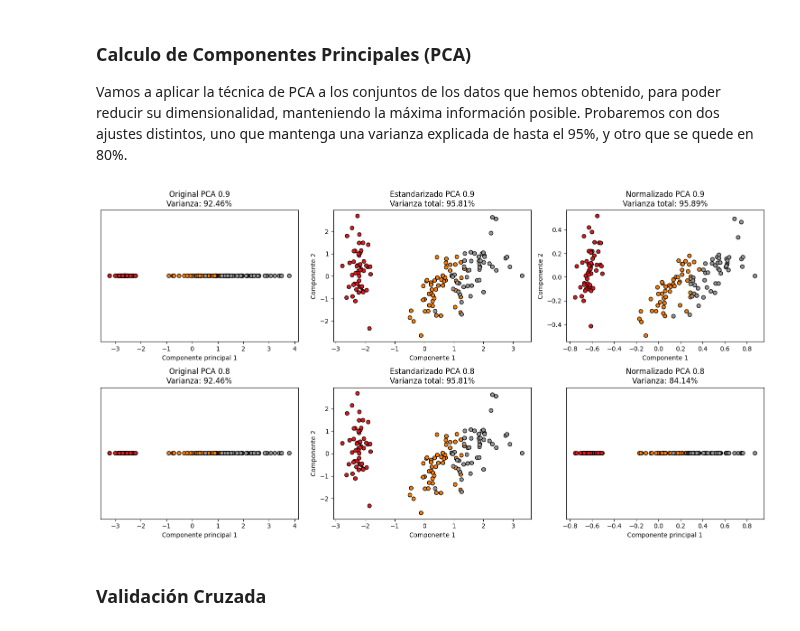
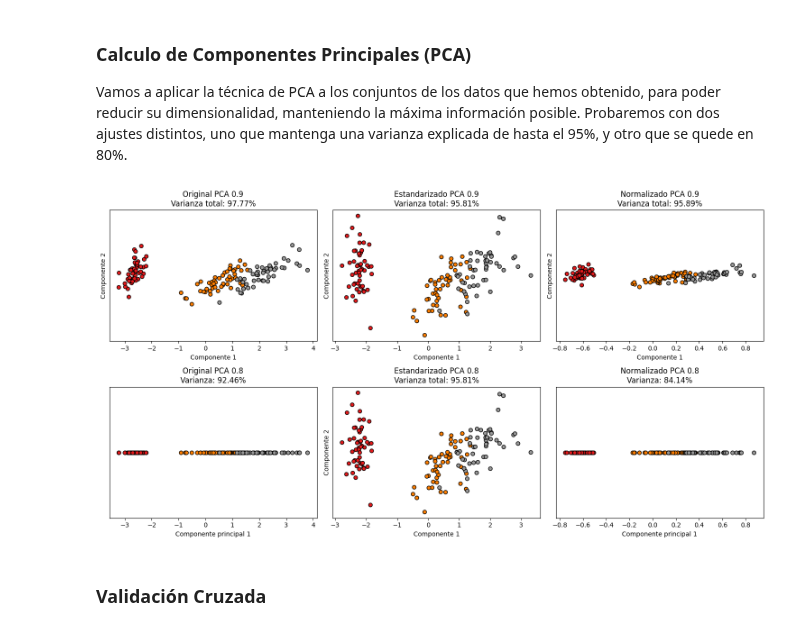
Before and after one commit to carlosgg0/practicas-aprendizaje, a Jupyter notebook: practica2/setup.ipynb, the cells around one changed output. Cells and saved outputs as stored; diff of their text form; code cells hidden in the pictures.

```diff
--- a/practica2/setup.ipynb
+++ b/practica2/setup.ipynb
@@ -26,7 +26,7 @@ iris = datasets.load_iris()
 
 X = iris.data
 y = iris.target
-data_original = pd.DataFrame(X, columns=iris.feature_names) # Este es el conjunto de datos original
+original = pd.DataFrame(X, columns=iris.feature_names) # Este es el conjunto de datos original
 # %% [markdown]
 ### Visualización del dataset
 # %% [markdown]
@@ -84,12 +84,12 @@ $
 # %%
 
 # Obtenemos el conjunto de datos estandarizado
-data_standarized = StandardScaler().fit_transform(data_original)
+standarized = StandardScaler().fit_transform(original)
 
 # Mostrar la distribucion de los datos escalados utilizando la longitud y el ancho del sepalo
 plt.figure(2, figsize=(8, 6))
 plt.clf()
-plt.scatter(data_standarized[:, 0], data_standarized[:, 1], c=y, cmap=plt.cm.Set1, edgecolor="k")
+plt.scatter(standarized[:, 0], standarized[:, 1], c=y, cmap=plt.cm.Set1, edgecolor="k")
 plt.xlabel("Sepal length")
 plt.ylabel("Sepal width")
 # %% [output]
@@ -99,12 +99,12 @@ Text(0, 0.5, 'Sepal width')
 Otra alternativa posible a la estandarización es normalizar los datos a un rango [0,1], para poder reducir su escala.
 # %%
 # Obtenemos el conjunto de datos normalizado
-data_normalized = MinMaxScaler().fit_transform(data_original)
+normalized = MinMaxScaler().fit_transform(original)
 
 # Mostrar la distribucion de los datos escalados utilizando la longitud y el ancho del sepalo
 plt.figure(2, figsize=(8, 6))
 plt.clf()
-plt.scatter(data_normalized[:, 0], data_normalized[:, 1], c=y, cmap=plt.cm.Set1, edgecolor="k")
+plt.scatter(normalized[:, 0], normalized[:, 1], c=y, cmap=plt.cm.Set1, edgecolor="k")
 plt.xlabel("Sepal length")
 plt.ylabel("Sepal width")
 # %% [output]
@@ -133,26 +133,34 @@ def mostrar_pca(pca, pca_data, y, ax, title=""):
     else:
         ax.text(0.5, 0.5, "Más de 2 componentes", ha='center', va='center')
 # %%
-pca_90 = PCA(n_components=0.9)
-pca_80 = PCA(n_components=0.8)
+pca95 = PCA(n_components=0.95)
+pca80 = PCA(n_components=0.8)
 
 # Creamos una sola figura con 6 subplots
-fig, axes = plt.subplots(2, 3, figsize=(15, 8))
+fig, axes = plt.subplots(nrows=2, ncols=3, figsize=(15, 8), sharey=True)
 
 # PCA 0.9
-mostrar_pca(pca_90, pca_90.fit_transform(data_original), y, axes[0, 0], "Original PCA 0.9")
-mostrar_pca(pca_90, pca_90.fit_transform(data_standarized), y, axes[0, 1], "Estandarizado PCA 0.9")
-mostrar_pca(pca_90, pca_90.fit_transform(data_normalized), y, axes[0, 2], "Normalizado PCA 0.9")
+original_pca95 = pca95.fit_transform(original)
+standarized_pca95 = pca95.fit_transform(standarized)
+normalized_pca95 = pca95.fit_transform(normalized)
+
+mostrar_pca(pca95, pca95.fit_transform(original), y, axes[0, 0], "Original PCA 0.9")
+mostrar_pca(pca95, pca95.fit_transform(standarized), y, axes[0, 1], "Estandarizado PCA 0.9")
+mostrar_pca(pca95, pca95.fit_transform(normalized), y, axes[0, 2], "Normalizado PCA 0.9")
 
 # PCA 0.8
-mostrar_pca(pca_80, pca_80.fit_transform(data_original), y, axes[1, 0], "Original PCA 0.8")
-mostrar_pca(pca_80, pca_80.fit_transform(data_standarized), y, axes[1, 1], "Estandarizado PCA 0.8")
-mostrar_pca(pca_80, pca_80.fit_transform(data_normalized), y, axes[1, 2], "Normalizado PCA 0.8")
+original_pca80 = pca80.fit_transform(original)
+standarized_pca80 = pca80.fit_transform(standarized)
+normalized_pca80 = pca80.fit_transform(normalized)
+
+mostrar_pca(pca80, pca80.fit_transform(original), y, axes[1, 0], "Original PCA 0.8")
+mostrar_pca(pca80, pca80.fit_transform(standarized), y, axes[1, 1], "Estandarizado PCA 0.8")
+mostrar_pca(pca80, pca80.fit_transform(normalized), y, axes[1, 2], "Normalizado PCA 0.8")
 
 plt.tight_layout()
 plt.show()
 # %% [output]
-[figure, old version]
+[figure, new version]
 # %% [markdown]
 ### Validación Cruzada
 # %%
```
Also changed, not shown: parts of 4 cells of this notebook.
